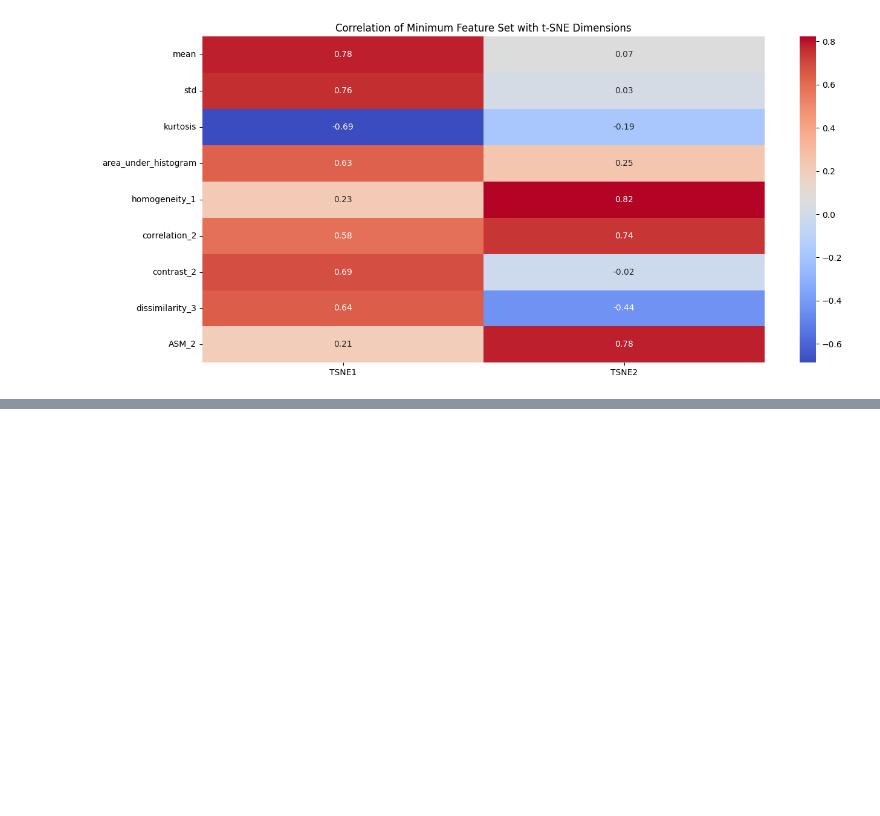
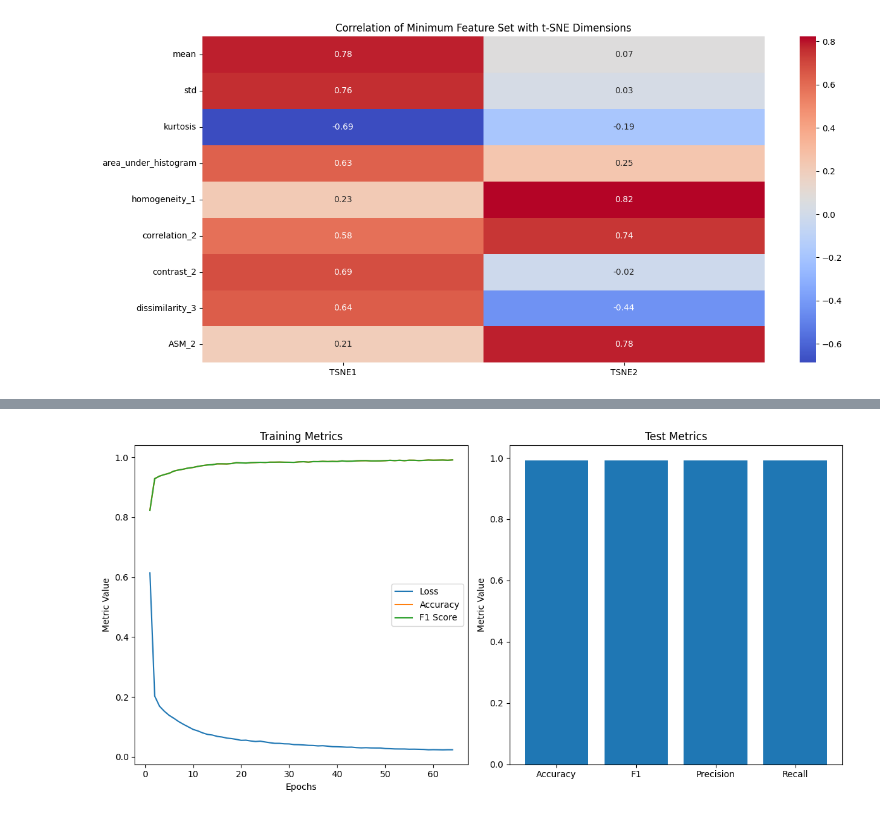
Before and after one commit to mickaeltardy/hera-mi-pmsd2024-homogeneous_mg, a Jupyter notebook: analysis.ipynb, the cells around one changed output, grey strips where cells are left out. Cells and saved outputs as stored; diff of their text form; code cells hidden in the pictures; blank space fills up the shorter version.

```diff
--- a/analysis.ipynb
+++ b/analysis.ipynb
@@ -138,0 +181,21 @@ plt.show()
+# %%
+model = nn.Sequential(
+    nn.Linear(input_size, 32),  # Input to first hidden layer
+    # nn.ReLU(),
+    # nn.Dropout(0.3),
+    # nn.Linear(128, 64),          # First to second hidden layer
+    nn.ReLU(),
+    nn.Linear(32, num_classes)   # Second hidden layer to output
+)
+# %%
+criterion = nn.CrossEntropyLoss()
+optimizer = optim.Adam(model.parameters(), lr=0.001)
+# %%
+train_metrics = {"loss": [], "accuracy": [], "f1": [], "precision": [], "recall": []}
+test_metrics = {"loss": [], "accuracy": [], "f1": [], "precision": [], "recall": []}
+# %%
+patience = 5
+min_delta = 0.001
+best_loss = float('inf')
+epochs_no_improve = 0
+early_stop = False
@@ -138,0 +280,24 @@ plt.show()
+# %%
+epochs = range(1, len(train_metrics["loss"]) + 1)
+
+plt.figure(figsize=(12, 6))
+plt.subplot(1, 2, 1)
+plt.plot(epochs, train_metrics["loss"], label="Loss")
+plt.plot(epochs, train_metrics["accuracy"], label="Accuracy")
+plt.plot(epochs, train_metrics["f1"], label="F1 Score")
+plt.title("Training Metrics")
+plt.xlabel("Epochs")
+plt.ylabel("Metric Value")
+plt.legend()
+
+# Plot test metrics
+plt.subplot(1, 2, 2)
+plt.bar(["Accuracy", "F1", "Precision", "Recall"],
+        [test_metrics["accuracy"][0], test_metrics["f1"][0], test_metrics["precision"][0], test_metrics["recall"][0]])
+plt.title("Test Metrics")
+plt.ylabel("Metric Value")
+
+plt.tight_layout()
+plt.show()
+# %% [output]
+[figure, added]
```
Also changed, not shown: parts of 21 cells of this notebook.
